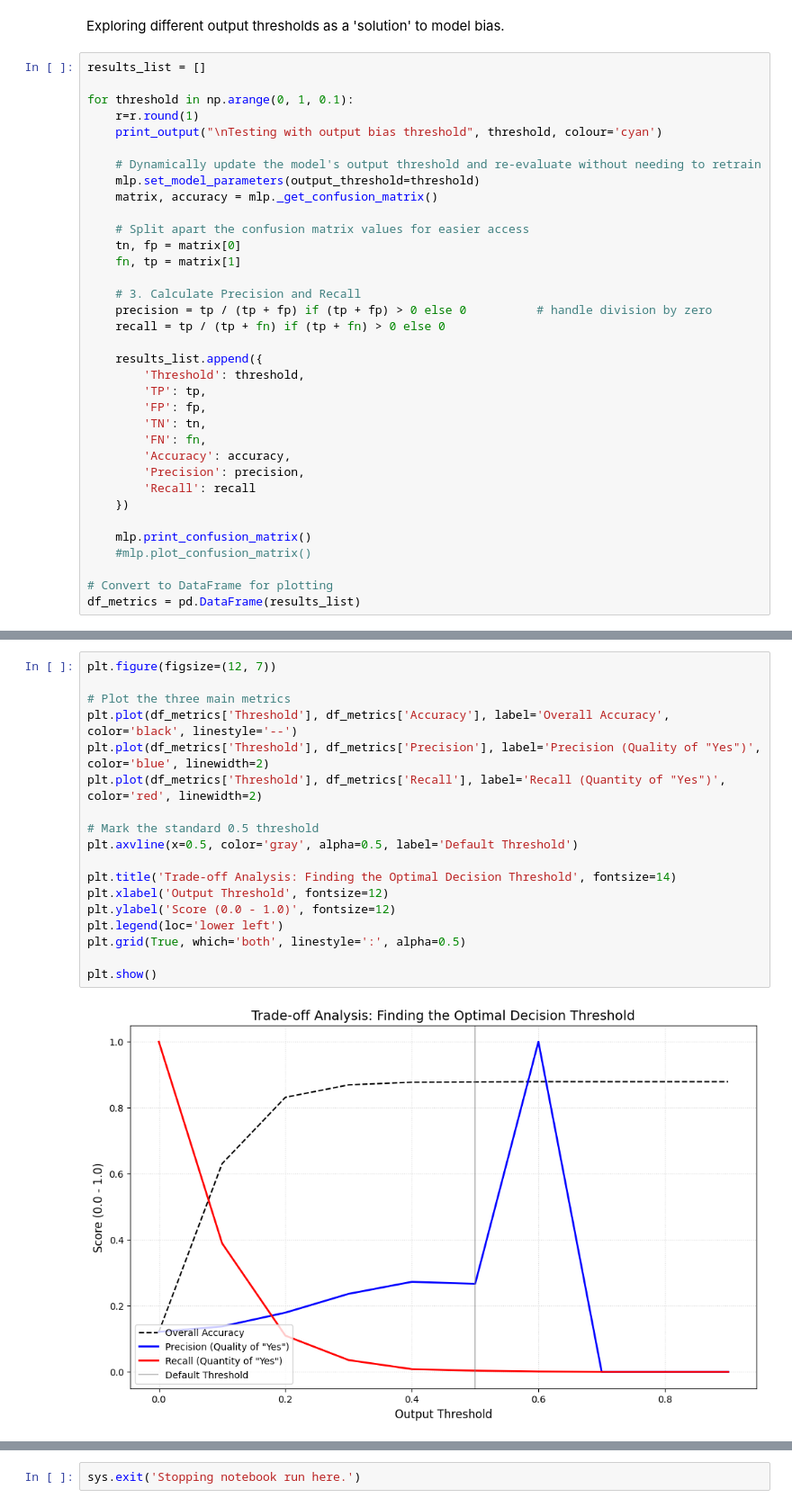
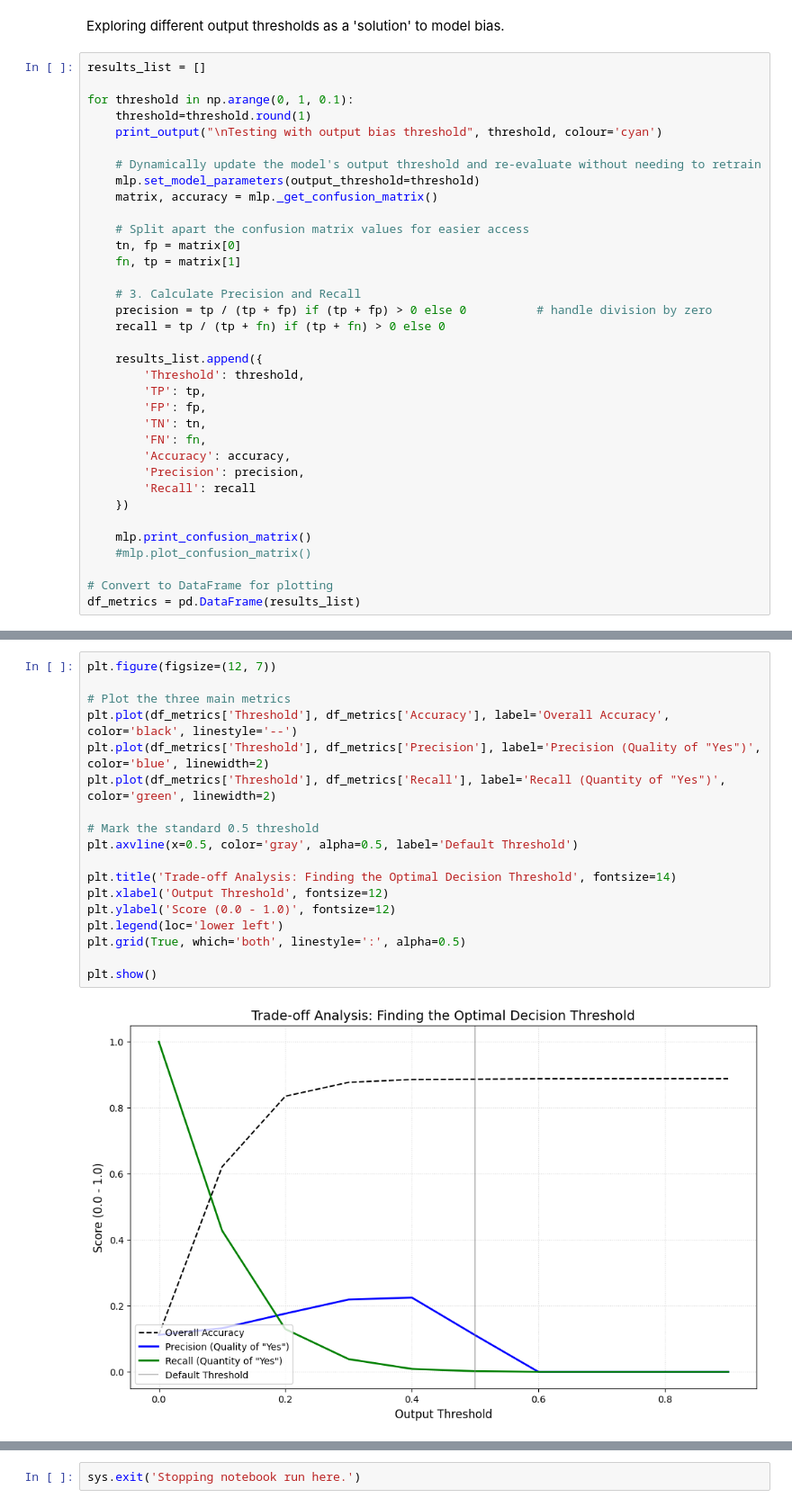
Before and after one commit to daemonchild/cardiffmet-dat6002-artificial-intelligence, a Jupyter notebook: assessment/part_2/2-From-Scratch-MLP.ipynb, the cells around one changed output, grey strips where cells are left out. Shown at 90% size. Cells and saved outputs as stored; diff of their text form.

```diff
--- a/assessment/part_2/2-From-Scratch-MLP.ipynb
+++ b/assessment/part_2/2-From-Scratch-MLP.ipynb
@@ -616,7 +621,7 @@ Exploring different output thresholds as a 'solution' to model bias.
 results_list = []
 
 for threshold in np.arange(0, 1, 0.1):
-    r=r.round(1)
+    threshold=threshold.round(1)
     print_output("\nTesting with output bias threshold", threshold, colour='cyan')
 
     # Dynamically update the model's output threshold and re-evaluate without needing to retrain
@@ -668,23 +673,23 @@ Accuracy: 0.88%
 # %%
 plt.figure(figsize=(12, 7))
 
 # Plot the three main metrics
 plt.plot(df_metrics['Threshold'], df_metrics['Accuracy'], label='Overall Accuracy', color='black', linestyle='--')
 plt.plot(df_metrics['Threshold'], df_metrics['Precision'], label='Precision (Quality of "Yes")', color='blue', linewidth=2)
-plt.plot(df_metrics['Threshold'], df_metrics['Recall'], label='Recall (Quantity of "Yes")', color='red', linewidth=2)
+plt.plot(df_metrics['Threshold'], df_metrics['Recall'], label='Recall (Quantity of "Yes")', color='green', linewidth=2)
 
 # Mark the standard 0.5 threshold
 plt.axvline(x=0.5, color='gray', alpha=0.5, label='Default Threshold')
 
 plt.title('Trade-off Analysis: Finding the Optimal Decision Threshold', fontsize=14)
 plt.xlabel('Output Threshold', fontsize=12)
 plt.ylabel('Score (0.0 - 1.0)', fontsize=12)
 plt.legend(loc='lower left')
 plt.grid(True, which='both', linestyle=':', alpha=0.5)
 
 plt.show()
 # %% [output]
-[figure, old version]
+[figure, new version]
 # %%
 mlp.get_report(mlp.X_np_test, mlp.y_np_test)
 # %% [output]
```
Also changed, not shown: parts of 11 cells of this notebook, 3 other files.
